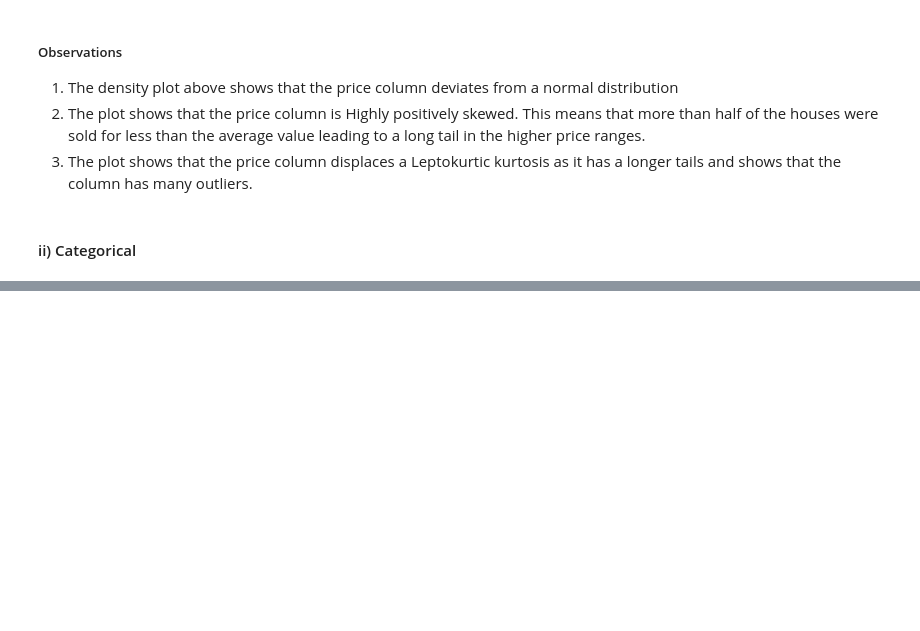
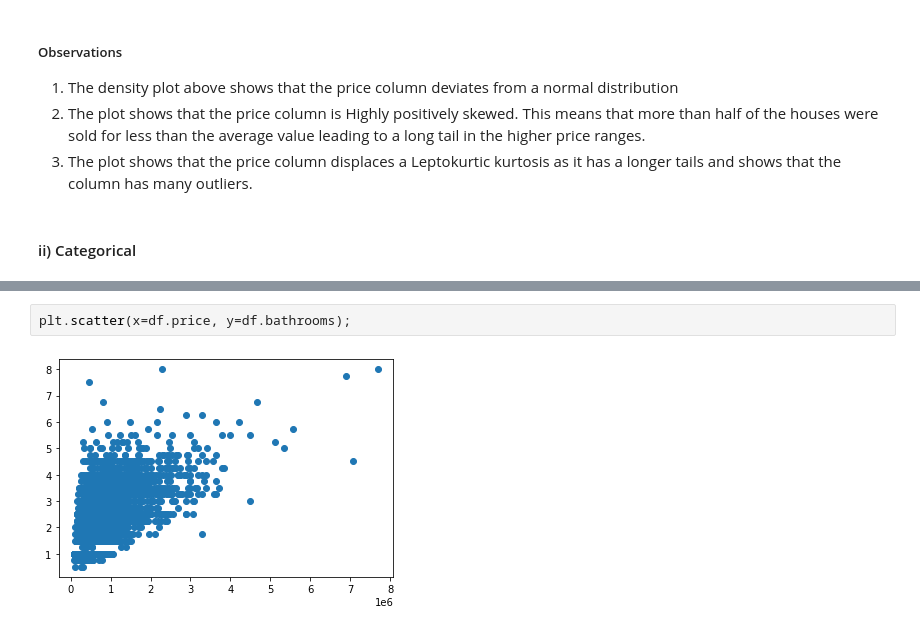
Before and after one commit to SueMungai/dsc-phase-2-project-v2-3, a Jupyter notebook: student.ipynb, the cells around one changed output, grey strips where cells are left out. Cells and saved outputs as stored; diff of their text form; blank space fills up the shorter version.

```diff
--- a/student.ipynb
+++ b/student.ipynb
@@ -264,0 +273,4 @@ df['waterfront'].value_counts().plot.bar();
+# %%
+plt.scatter(x=df.price, y=df.bathrooms);
+# %% [output]
+[figure, added]
```
Also changed, not shown: parts of 8 cells of this notebook.
